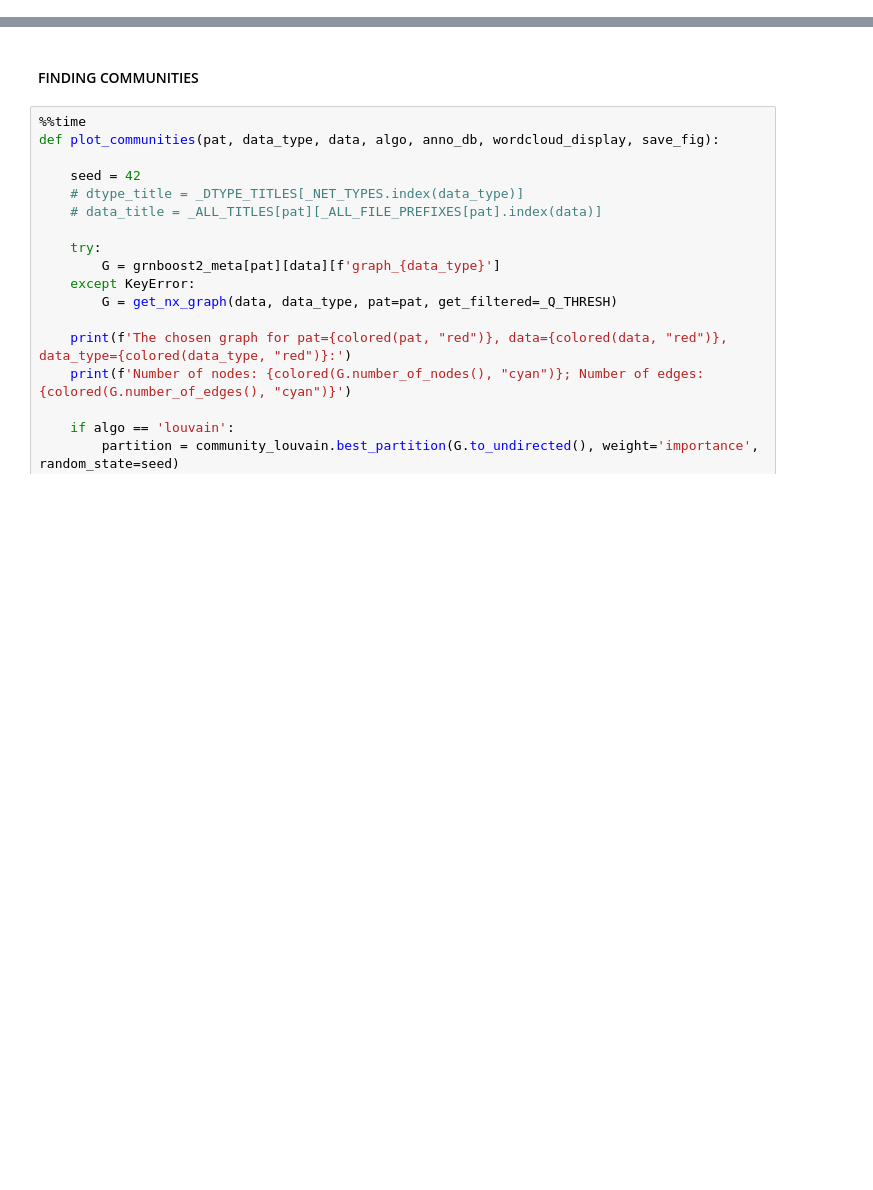
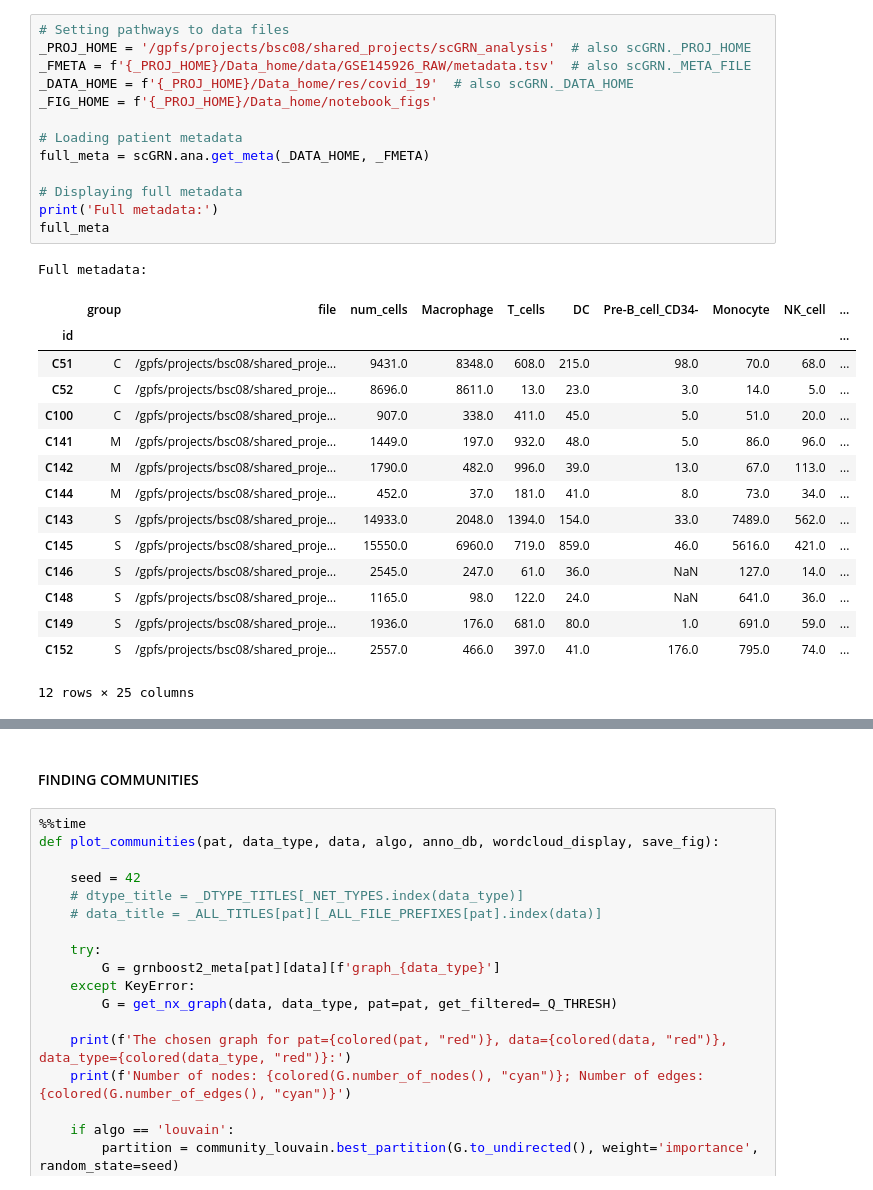
Before and after one commit to masyahook/scGRN, a Jupyter notebook: notebooks/GRNBoost2_Community_analysis.ipynb, the cells around one changed output, grey strips where cells are left out. Cells and saved outputs as stored; diff of their text form; blank space fills up the shorter version.

```diff
--- a/notebooks/GRNBoost2_Community_analysis.ipynb
+++ b/notebooks/GRNBoost2_Community_analysis.ipynb
@@ -0,0 +105,30 @@
+# %%
+# Setting pathways to data files
+_PROJ_HOME = '/gpfs/projects/bsc08/shared_projects/scGRN_analysis'  # also scGRN._PROJ_HOME
+_FMETA = f'{_PROJ_HOME}/Data_home/data/GSE145926_RAW/metadata.tsv'  # also scGRN._META_FILE
+_DATA_HOME = f'{_PROJ_HOME}/Data_home/res/covid_19'  # also scGRN._DATA_HOME
+_FIG_HOME = f'{_PROJ_HOME}/Data_home/notebook_figs'
+
+# Loading patient metadata
+full_meta = scGRN.ana.get_meta(_DATA_HOME, _FMETA)
+
+# Displaying full metadata
+print('Full metadata:')
+full_meta
+# %% [output]
+Full metadata:
+|  | group | file | num_cells | Macrophage | T_cells | DC | Pre-B_cell_CD34- | Monocyte | NK_cell | ... |
+| id |  |  |  |  |  |  |  |  |  | ... |
+| C51 | C | /gpfs/projects/bsc08/shared_proje... | 9431.0 | 8348.0 | 608.0 | 215.0 | 98.0 | 70.0 | 68.0 | ... |
+| C52 | C | /gpfs/projects/bsc08/shared_proje... | 8696.0 | 8611.0 | 13.0 | 23.0 | 3.0 | 14.0 | 5.0 | ... |
+| C100 | C | /gpfs/projects/bsc08/shared_proje... | 907.0 | 338.0 | 411.0 | 45.0 | 5.0 | 51.0 | 20.0 | ... |
+| C141 | M | /gpfs/projects/bsc08/shared_proje... | 1449.0 | 197.0 | 932.0 | 48.0 | 5.0 | 86.0 | 96.0 | ... |
+| C142 | M | /gpfs/projects/bsc08/shared_proje... | 1790.0 | 482.0 | 996.0 | 39.0 | 13.0 | 67.0 | 113.0 | ... |
+| C144 | M | /gpfs/projects/bsc08/shared_proje... | 452.0 | 37.0 | 181.0 | 41.0 | 8.0 | 73.0 | 34.0 | ... |
+| C143 | S | /gpfs/projects/bsc08/shared_proje... | 14933.0 | 2048.0 | 1394.0 | 154.0 | 33.0 | 7489.0 | 562.0 | ... |
+| C145 | S | /gpfs/projects/bsc08/shared_proje... | 15550.0 | 6960.0 | 719.0 | 859.0 | 46.0 | 5616.0 | 421.0 | ... |
+| C146 | S | /gpfs/projects/bsc08/shared_proje... | 2545.0 | 247.0 | 61.0 | 36.0 | NaN | 127.0 | 14.0 | ... |
+| C148 | S | /gpfs/projects/bsc08/shared_proje... | 1165.0 | 98.0 | 122.0 | 24.0 | NaN | 641.0 | 36.0 | ... |
+| C149 | S | /gpfs/projects/bsc08/shared_proje... | 1936.0 | 176.0 | 681.0 | 80.0 | 1.0 | 691.0 | 59.0 | ... |
+| C152 | S | /gpfs/projects/bsc08/shared_proje... | 2557.0 | 466.0 | 397.0 | 41.0 | 176.0 | 795.0 | 74.0 | ... |
+12 rows × 25 columns
```
Also changed, not shown: parts of 19 cells of this notebook, 5 other files.
